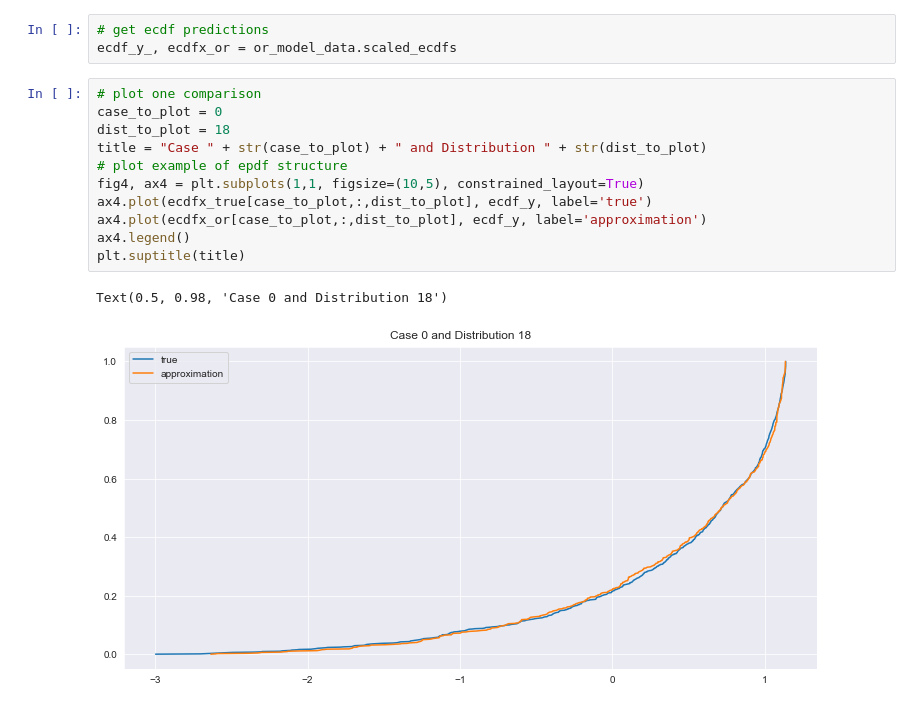
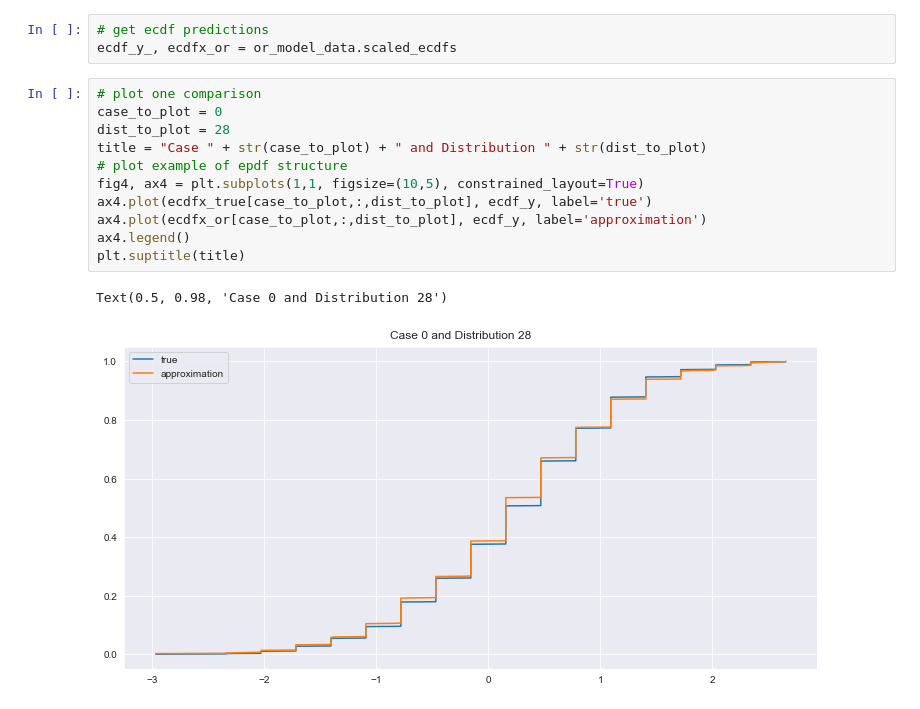
Before and after one commit to acb-code/distribution-surrogates, a Jupyter notebook: 4_emulator_parametric_OR.ipynb, the cells around one changed output. Drawn from its saved outputs; the diff is of its cells as text.

```diff
--- a/4_emulator_parametric_OR.ipynb
+++ b/4_emulator_parametric_OR.ipynb
@@ -215,14 +215,14 @@ ecdf_y_, ecdfx_or = or_model_data.scaled_ecdfs
 # %%
 # plot one comparison
 case_to_plot = 0
-dist_to_plot = 18
+dist_to_plot = 28
 title = "Case " + str(case_to_plot) + " and Distribution " + str(dist_to_plot)
 # plot example of epdf structure
 fig4, ax4 = plt.subplots(1,1, figsize=(10,5), constrained_layout=True)
 ax4.plot(ecdfx_true[case_to_plot,:,dist_to_plot], ecdf_y, label='true')
 ax4.plot(ecdfx_or[case_to_plot,:,dist_to_plot], ecdf_y, label='approximation')
 ax4.legend()
 plt.suptitle(title)
 # %% [output]
-Text(0.5, 0.98, 'Case 0 and Distribution 18')
+Text(0.5, 0.98, 'Case 0 and Distribution 28')
-[figure, old version]
+[figure, new version]
```
Also changed, not shown: parts of 5 cells of this notebook, 1 other file.
